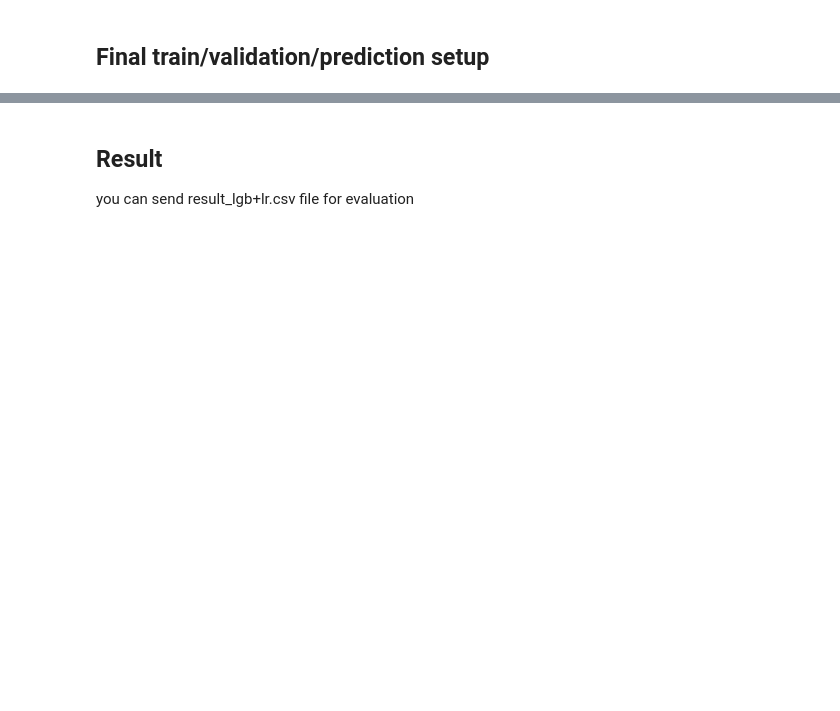
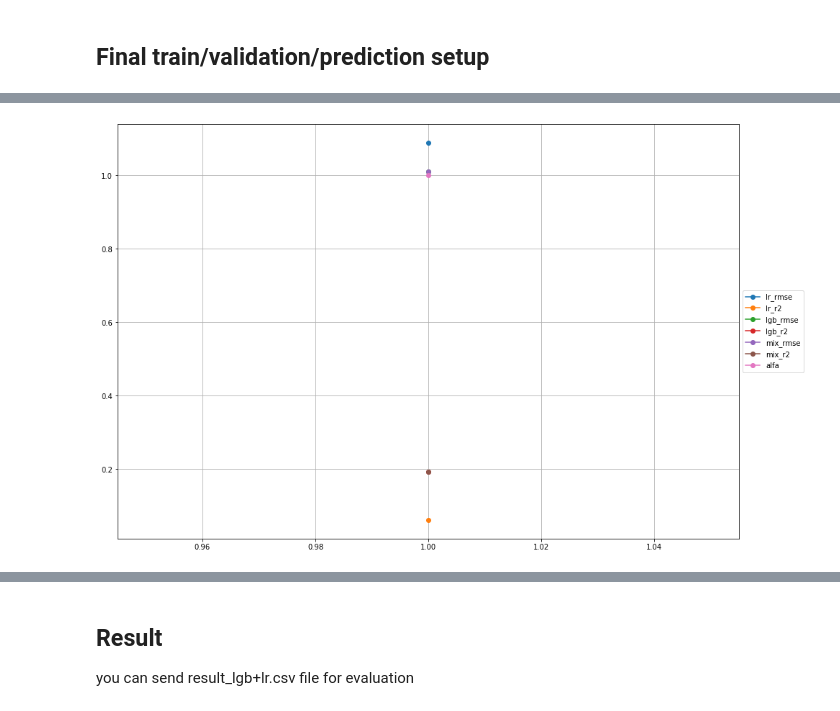
Before and after one commit to MumakiI/predict_sales, a Jupyter notebook: Final.ipynb, the cells around one changed output, grey strips where cells are left out. Saved outputs shown, nothing was run; the diff lists cells and outputs as text; code cells hidden in the pictures; blank space fills up the shorter version.

```diff
--- a/Final.ipynb
+++ b/Final.ipynb
@@ -216,7 +236,6 @@ gb['item_cnt_day'] = gb['item_cnt_day'].clip(0, 20)
 gb.rename(columns={'item_cnt_day': 'target'}, inplace=True)
 
 # Fix column names
-#gb.columns = [col[0] if col[-1]=='' else col[-1] for col in gb.columns.values]
 # Join it to the grid
 all_data = pd.merge(grid, gb, how='left', on=index_cols).fillna(0)
 
@@ -224,22 +243,17 @@ all_data = pd.merge(grid, gb, how='left', on=index_cols).fillna(0)
 gb = sales.groupby(['shop_id', 'date_block_num'],as_index=False).agg({'item_cnt_day':'sum'})
 gb['item_cnt_day'] = gb['item_cnt_day'].clip(0, 20)
 gb.rename(columns={'item_cnt_day': 'target_shop'}, inplace=True)
-#gb.columns = [col[0] if col[-1]=='' else col[-1] for col in gb.columns.values]
 all_data = pd.merge(all_data, gb, how='left', on=['shop_id', 'date_block_num']).fillna(0)
 
 # Same as above but with item-month aggregates
 gb = sales.groupby(['item_id', 'date_block_num'],as_index=False).agg({'item_cnt_day':'sum'})
 gb['item_cnt_day'] = gb['item_cnt_day'].clip(0, 20)
 gb.rename(columns={'item_cnt_day': 'target_item'}, inplace=True)
-#gb.columns = [col[0] if col[-1] == '' else col[-1] for col in gb.columns.values]
 all_data = pd.merge(all_data, gb, how='left', on=['item_id', 'date_block_num']).fillna(0)
-
-
-TRAIN_SIZE = all_data.shape[0]
 
 df_test_concat = df_test.drop(columns=['ID'])
 df_test_concat['date_block_num'] = 34
-all_data = concat_df(all_data, df_test_concat)
+all_data, TRAIN_SIZE = concat_df(all_data, df_test_concat)
 
 all_data = downcast_dtypes(all_data)
 del grid, gb, df_test_concat, sales
@@ -432,7 +452,8 @@ def optimize_lgb_parameters(X, Y, X_val, Y_val):
 
         n_HP_points_to_test = 50
 
-        clf = lgb.LGBMRegressor(max_depth=-1, random_state=314, silent=True, metric='None', n_jobs=4, n_estimators=50)
+        clf = lgb.LGBMRegressor(max_depth=-1, random_state=314, silent=True, metric='None', n_jobs=-1,
+                                n_estimators=50)
         gs = RandomizedSearchCV(
             estimator=clf, param_distributions=lgb_params,
             n_iter=n_HP_points_to_test,
@@ -546,0 +536,23 @@ print("DONE!")
+# %%
+# Store and display validation metruics results
+results_metrics = 'results_metrics.csv'
+columns=['lr_rmse', 'lr_r2', 'lgb_rmse', 'lgb_r2', 'mix_rmse', 'mix_r2', 'alfa']
+
+if pathlib.Path(results_metrics).exists():
+    metrics = pd.read_csv(results_metrics)
+else:
+    metrics = pd.DataFrame(columns=['cv_fraction'] + columns)
+
+metrics = pd.concat([metrics, pd.DataFrame(results, index=[len(metrics)+1])])
+metrics.to_csv(results_metrics, index=False)
+# %%
+ax =plt.axes([0, 0, 2, 2])
+
+for col in columns:
+    ax.plot(metrics.index, metrics[col], marker='.', linestyle='-', ms=12, label=col)
+
+ax.legend(loc='center left', bbox_to_anchor=(1, 0.5))
+ax.grid(True)
+plt.show()
+# %% [output]
+[figure, added]
```
Also changed, not shown: parts of 15 cells of this notebook, 7 other files.
